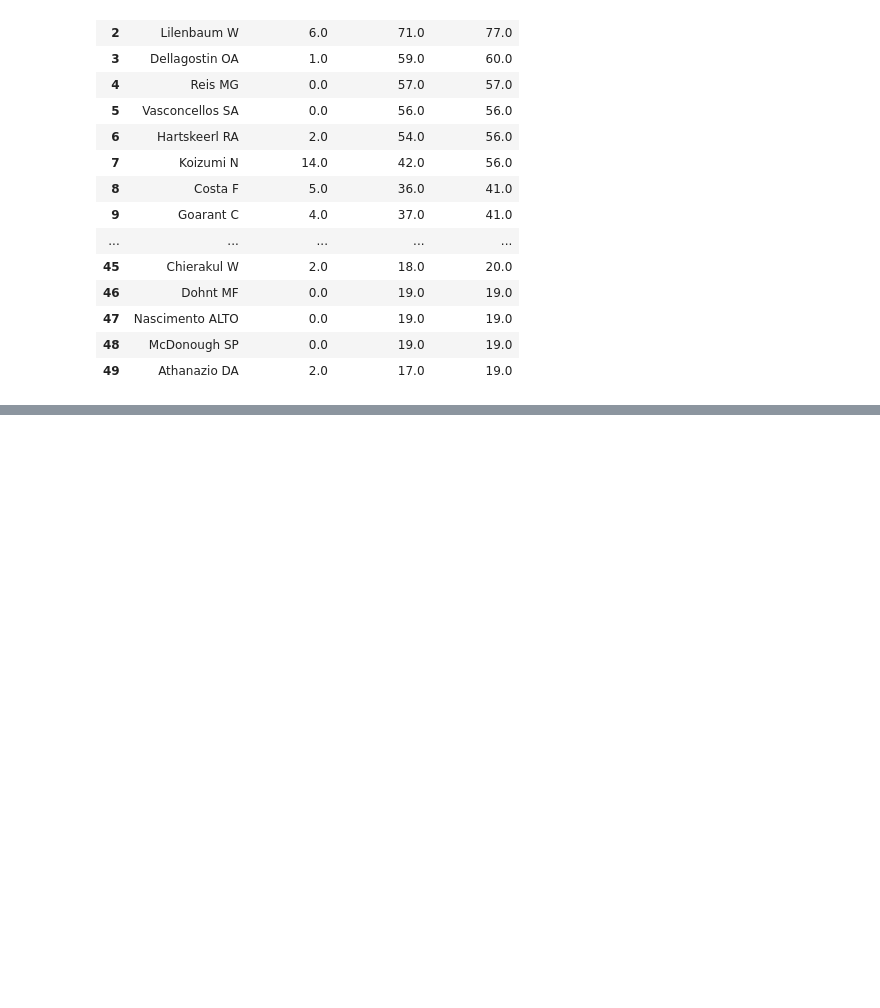
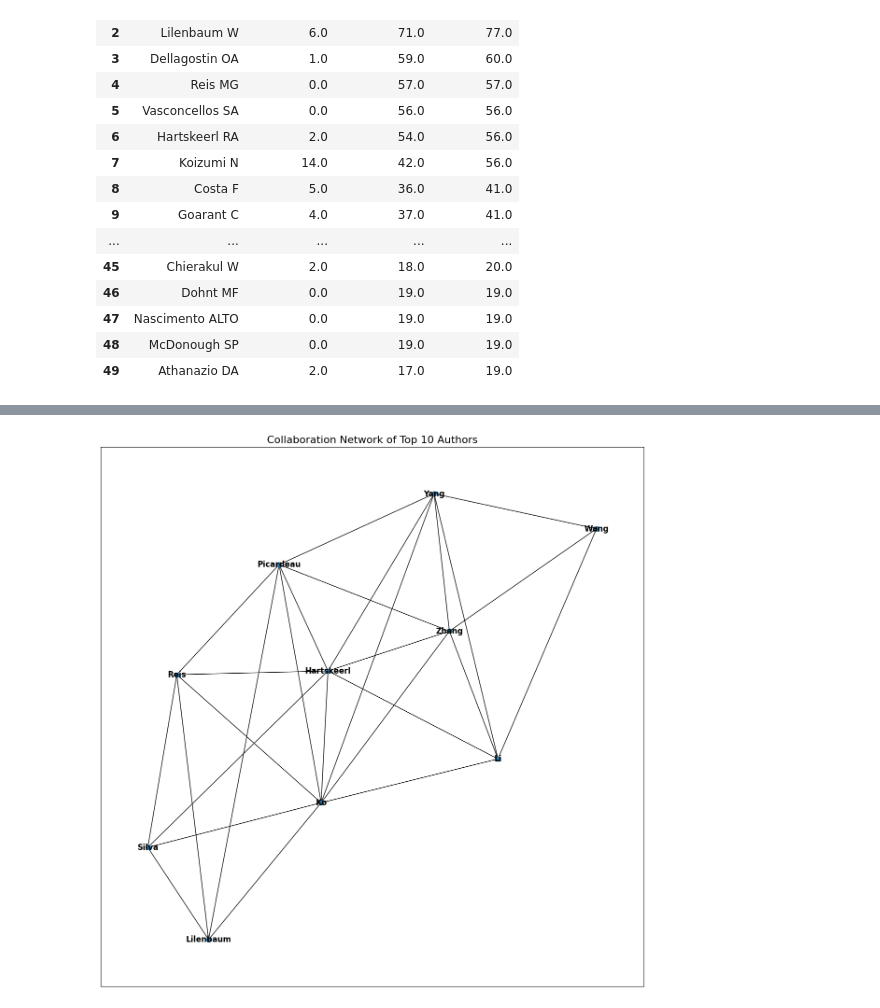
Before and after one commit to Rakeshkalivela/project-leptospirosis, a Jupyter notebook: lep_authors_data.ipynb, the cells around one changed output, grey strips where cells are left out. Saved outputs shown, nothing was run; the diff lists cells and outputs as text; code cells hidden in the pictures; blank space fills up the shorter version.

```diff
--- a/lep_authors_data.ipynb
+++ b/lep_authors_data.ipynb
@@ -108,0 +109,20 @@ plt.show()
+# %%
+# Only the top 10 authors with the highest number of collaborations were selected to make the chart clearer
+top_10_authors = [author for author, count in collaborations_count.most_common(10)]
+
+# Create a subgraph containing only the top 10 authors
+G_top10 = nx.Graph()
+for pmid, group in lep_author_data[lep_author_data['AuthorLastname'].isin(top_10_authors)].groupby('PMID'):
+    authors = group['AuthorLastname'].tolist()
+    for i in range(len(authors)):
+        for j in range(i+1, len(authors)):
+            if authors[i] != authors[j]:
+                G_top10.add_edge(authors[i], authors[j])
+
+# Mapping sub-maps of the top 10 authors
+plt.figure(figsize=(15, 15))
+nx.draw_networkx(G_top10, with_labels=True, node_size=50, font_size=12, font_weight='bold')
+plt.title("Collaboration Network of Top 10 Authors", fontsize=16)
+plt.show()
+# %% [output]
+[figure, added]
```
Also changed, not shown: parts of 3 cells of this notebook, 1 other file.
